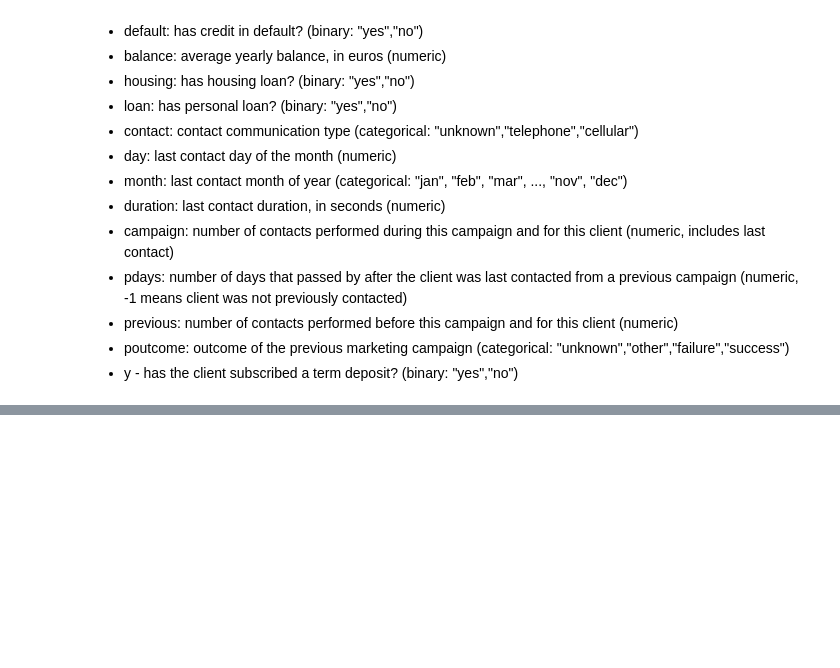
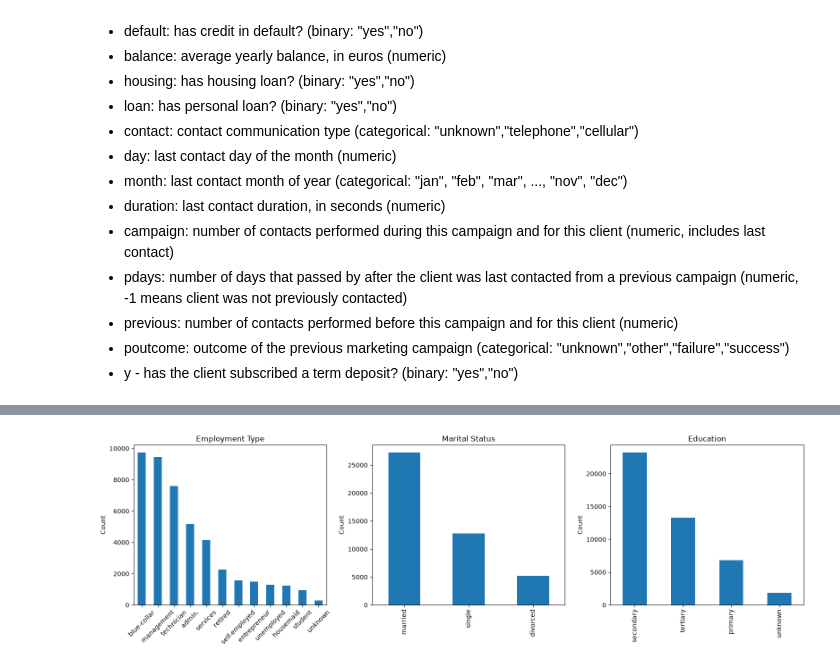
Before and after one commit to AwendyG/Bank-Marketing-Project, a Jupyter notebook: file.ipynb, the cells around one changed output, grey strips where cells are left out. Cells and saved outputs as stored; diff of their text form; code cells hidden in the pictures; blank space fills up the shorter version.

```diff
--- a/file.ipynb
+++ b/file.ipynb
@@ -64,0 +132,33 @@ Let's get the meanings of our columns so that we can understand what we are work
+# %%
+#Check the distribution of categorical variables using bar plots
+fig, axes = plt.subplots(1, 3, figsize=(16, 5))
+
+# Employment
+df["employment_type"].value_counts().plot(
+    kind="bar", ax=axes[0]
+)
+axes[0].set_title("Employment Type")
+axes[0].set_xlabel("")
+axes[0].set_ylabel("Count")
+axes[0].tick_params(axis="x", rotation=45)
+
+# Marital status
+df["marital_status"].value_counts().plot(
+    kind="bar", ax=axes[1]
+)
+axes[1].set_title("Marital Status")
+axes[1].set_xlabel("")
+axes[1].set_ylabel("Count")
+
+# Education
+df["education"].value_counts().plot(
+    kind="bar", ax=axes[2]
+)
+axes[2].set_title("Education")
+axes[2].set_xlabel("")
+axes[2].set_ylabel("Count")
+
+plt.tight_layout()
+plt.show()
+# %% [output]
+[figure, added]
```
Also changed, not shown: parts of 11 cells of this notebook.
